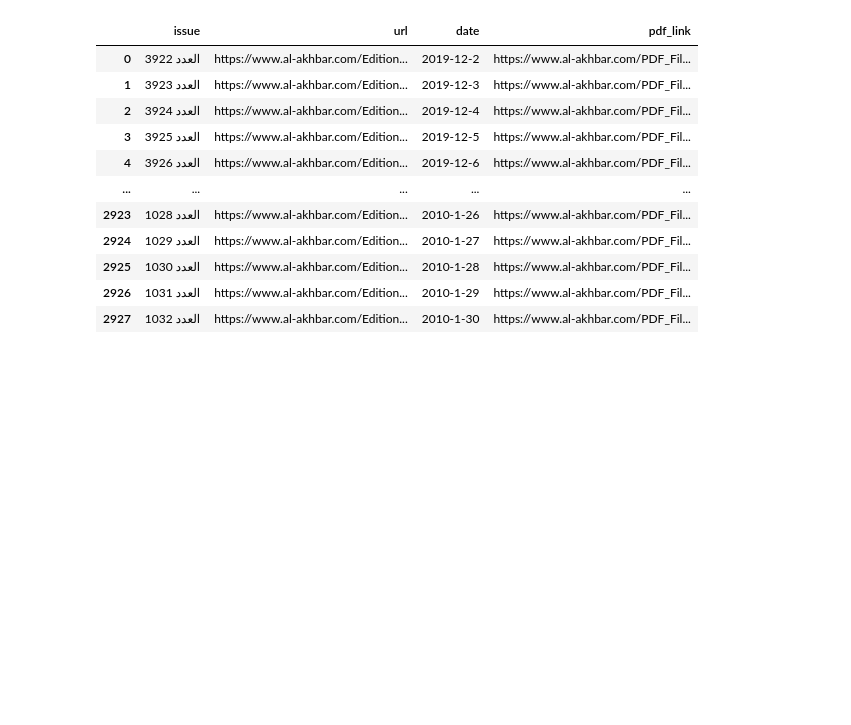
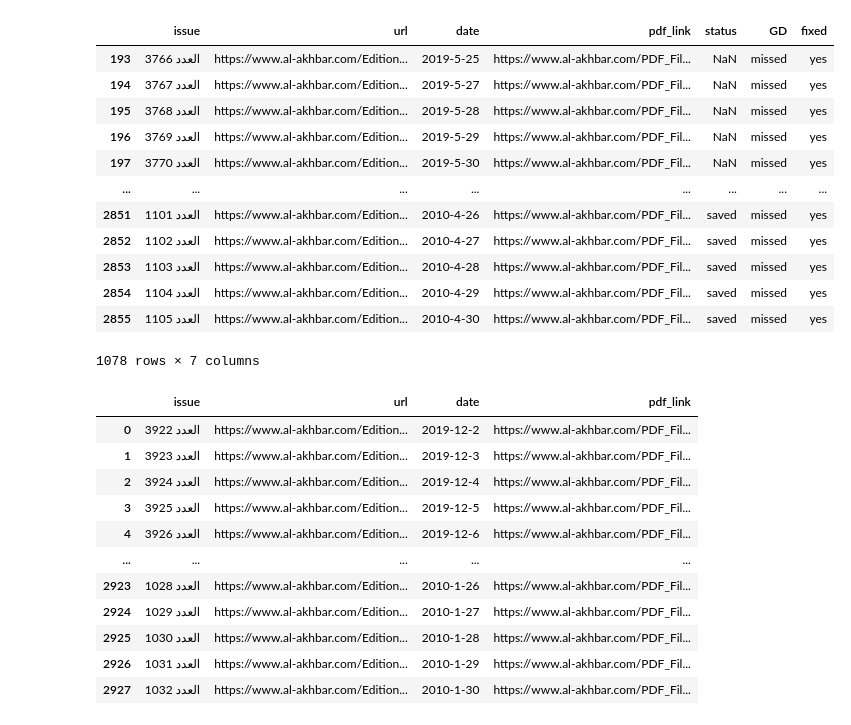
Before and after one commit to NoahDarwich/Leb_analysis, a Jupyter notebook: Notebooks/webscrape.ipynb, the cells around one changed output. Saved outputs shown, nothing was run; the diff lists cells and outputs as text; code cells hidden in the pictures; blank space fills up the shorter version.

Commit message:
found missing dates and reuploaded them

```diff
--- a/Notebooks/webscrape.ipynb
+++ b/Notebooks/webscrape.ipynb
@@ -54,22 +58,37 @@ df = df[(df['date'] > '2010-01-01') & (df['date'] < '2020-01-01')]
 
 def get_pdf(url):
 
+
     retries = Retry(total=5,
                 status_forcelist=[429, 500, 502, 503, 504])
+    requests.adapters.DEFAULT_RETRIES = retries
     response = requests.get(
     url='https://proxy.scrapeops.io/v1/',
     params={
-        'api_key': '378d2b00-d774-4869-bf97-325ac3d1de22',
+        'api_key': '45869223-31aa-4433-9a78-40a03dcc05dd',
         'url': url,
     },
     )
     soup = BeautifulSoup(response.text, 'html.parser')
-    try:
-        container = soup.find('div', {'class': 'content'})
-        pdf_link = container.find('a').get('href')
-        pdf_link = 'https://www.al-akhbar.com' + pdf_link
-        print('tamam')
-        return pdf_link
 
-    except:
-        return None
+    container = soup.find('div', {'class': 'content'})
+    pdf_link = container.find('a').get('href')
+    pdf_link = 'https://www.al-akhbar.com' + pdf_link
+
+    return pdf_link
+# %%
+df_missing_files = pd.read_csv('df_missing_files.csv', index_col=0)
+# %%
+def fix_missing(df):
+    df['fixed'] = None
+    for _,raw in df.iterrows():
+        try:
+            raw['pdf_link'] = get_pdf(raw['url'])
+            raw['fixed'] = 'yes'
+            print('oki papa', raw['pdf_link'])
+        except:
+            raw['fixed'] = 'no'
+            print('no', raw['pdf_link'])
+    return df
+# %%
+df = fix_missing(df_missing_files)
@@ -75,0 +113,17 @@ def get_pdf(url):
+# %%
+df = df.loc[df['fixed']=='yes']
+df
+# %% [output]
+|  | issue | url | date | pdf_link | status | GD | fixed |
+| 193 | العدد 3766 | https://www.al-akhbar.com/Edition... | 2019-5-25 | https://www.al-akhbar.com/PDF_Fil... | NaN | missed | yes |
+| 194 | العدد 3767 | https://www.al-akhbar.com/Edition... | 2019-5-27 | https://www.al-akhbar.com/PDF_Fil... | NaN | missed | yes |
+| 195 | العدد 3768 | https://www.al-akhbar.com/Edition... | 2019-5-28 | https://www.al-akhbar.com/PDF_Fil... | NaN | missed | yes |
+| 196 | العدد 3769 | https://www.al-akhbar.com/Edition... | 2019-5-29 | https://www.al-akhbar.com/PDF_Fil... | NaN | missed | yes |
+| 197 | العدد 3770 | https://www.al-akhbar.com/Edition... | 2019-5-30 | https://www.al-akhbar.com/PDF_Fil... | NaN | missed | yes |
+| ... | ... | ... | ... | ... | ... | ... | ... |
+| 2851 | العدد 1101 | https://www.al-akhbar.com/Edition... | 2010-4-26 | https://www.al-akhbar.com/PDF_Fil... | saved | missed | yes |
+| 2852 | العدد 1102 | https://www.al-akhbar.com/Edition... | 2010-4-27 | https://www.al-akhbar.com/PDF_Fil... | saved | missed | yes |
+| 2853 | العدد 1103 | https://www.al-akhbar.com/Edition... | 2010-4-28 | https://www.al-akhbar.com/PDF_Fil... | saved | missed | yes |
+| 2854 | العدد 1104 | https://www.al-akhbar.com/Edition... | 2010-4-29 | https://www.al-akhbar.com/PDF_Fil... | saved | missed | yes |
+| 2855 | العدد 1105 | https://www.al-akhbar.com/Edition... | 2010-4-30 | https://www.al-akhbar.com/PDF_Fil... | saved | missed | yes |
+1078 rows × 7 columns
```
Also changed, not shown: parts of 8 cells of this notebook, 3 other files.
